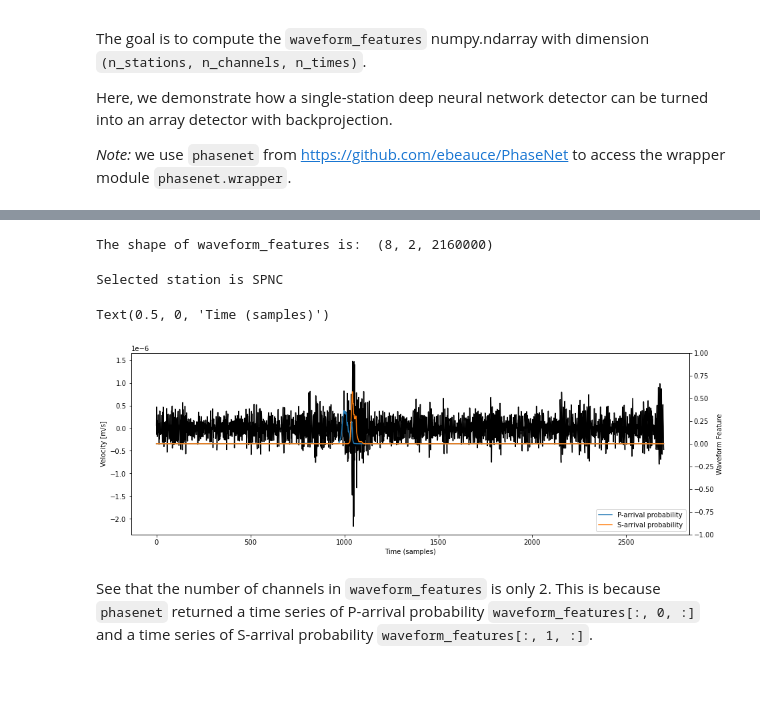
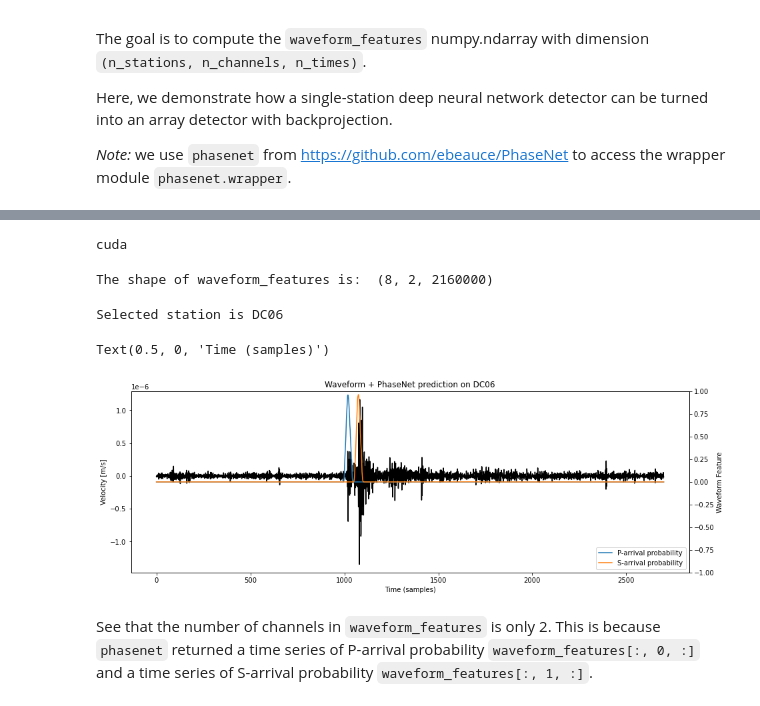
Before and after one commit to ebeauce/Seismic_BPMF, a Jupyter notebook: tutorial/notebooks/5_backprojection.ipynb, the cells around one changed output, grey strips where cells are left out. Drawn from its saved outputs; the diff is of its cells as text; code cells hidden in the pictures; blank space fills up the shorter version.

Commit message:
PhaseNet can run on GPU and typo corrected in notebook 6

```diff
--- a/tutorial/notebooks/5_backprojection.ipynb
+++ b/tutorial/notebooks/5_backprojection.ipynb
@@ -33,7 +33,7 @@ plt.rcParams["svg.fonttype"] = "none"
 # %%
 # PROGRAM PARAMETERS
 # DEVICE: is "cpu" or "gpu" depending on whether you want to use Nvidia GPUs or not
-DEVICE = "gpu"
+DEVICE = "cpu"
 # PHASES: list of seismic phases to use for backprojection
 PHASES = ["P", "S"]
 # N_MAX_STATIONS: the maximum number of stations used for stacking (e.g. the closest to a given grid point)
@@ -199,6 +183,15 @@ PhaseNet(
 # get the data in a numpy.ndarray
 data_arr = data.get_np_array(net.stations)
 # %%
+# if we are using GPUs, we have to transfer the waveforms from the CPUs to the GPUs
+# in order to run PhaseNet on the GPUs
+if DEVICE == "cpu":
+    device_torch = "cpu"
+elif DEVICE == "gpu":
+    device_torch = "cuda"
+else:
+    pass
+
 if ((UPSAMPLING_BEFORE_PN_DETECTION > 1) or (DOWNSAMPLING_BEFORE_PN_DETECTION > 1)):
     data_arr = resample_poly(
         data_arr,
@@ -207,11 +200,10 @@ if ((UPSAMPLING_BEFORE_PN_DETECTION > 1) or (DOWNSAMPLING_BEFORE_PN_DETECTION >
         axis=-1
     )
 with torch.no_grad():
-    PN_probas = ml_detector(
-        torch.from_numpy(BPMF.utils.normalize_batch(data_arr)).float()
-    )
+    _x = torch.from_numpy(BPMF.utils.normalize_batch(data_arr)).float().to(device_torch)
+    PN_probas = ml_detector(_x)
 # remove channel 0 that is probability of noise
-waveform_features = PN_probas[:, 1:, :].detach().numpy()
+waveform_features = PN_probas[:, 1:, :].cpu().detach().numpy()
 
 if ((UPSAMPLING_BEFORE_PN_DETECTION > 1) or (DOWNSAMPLING_BEFORE_PN_DETECTION > 1)):
     waveform_features = resample_poly(
@@ -220,31 +212,34 @@ if ((UPSAMPLING_BEFORE_PN_DETECTION > 1) or (DOWNSAMPLING_BEFORE_PN_DETECTION >
         UPSAMPLING_BEFORE_PN_DETECTION,
         axis=-1
     )
+# %% [output]
+cuda
 # %%
 print("The shape of waveform_features is: ", waveform_features.shape)
 # %% [output]
 The shape of waveform_features is:  (8, 2, 2160000)
 # %%
-station_idx = 4
+station_idx = 5
 print(f"Selected station is {net.stations[station_idx]}")
 fig = plt.figure("waveform_feature", figsize=(15, 5))
 idx1 = int(8.13*3600.*25.)
 idx2 = int(8.16*3600.*25.)
 ax = fig.add_subplot(111)
+ax.set_title(f"Waveform + PhaseNet prediction on {net.stations[station_idx]}")
 ax.plot(data_arr[station_idx, 2, idx1:idx2], color="k")
 ax.set_ylabel("Velocity [m/s]")
 axb = ax.twinx()
 axb.plot(waveform_features[station_idx, 0, idx1:idx2], label="P-arrival probability")
 axb.plot(waveform_features[station_idx, 1, idx1:idx2], label="S-arrival probability")
 axb.set_ylabel("Waveform Feature")
 axb.set_ylim(-1., +1.0)
 axb.legend(loc="lower right")
 
 ax.set_xlabel("Time (samples)")
 # %% [output]
-Selected station is SPNC
+Selected station is DC06
 Text(0.5, 0, 'Time (samples)')
-[figure, old version]
+[figure, new version]
 # %% [markdown]
 See that the number of channels in `waveform_features` is only 2. This is because `phasenet` returned a time series of P-arrival probability `waveform_features[:, 0, :]` and a time series of S-arrival probability `waveform_features[:, 1, :]`.
 # %% [markdown]
```
Also changed, not shown: parts of 1 cell of this notebook, 1 other file.
